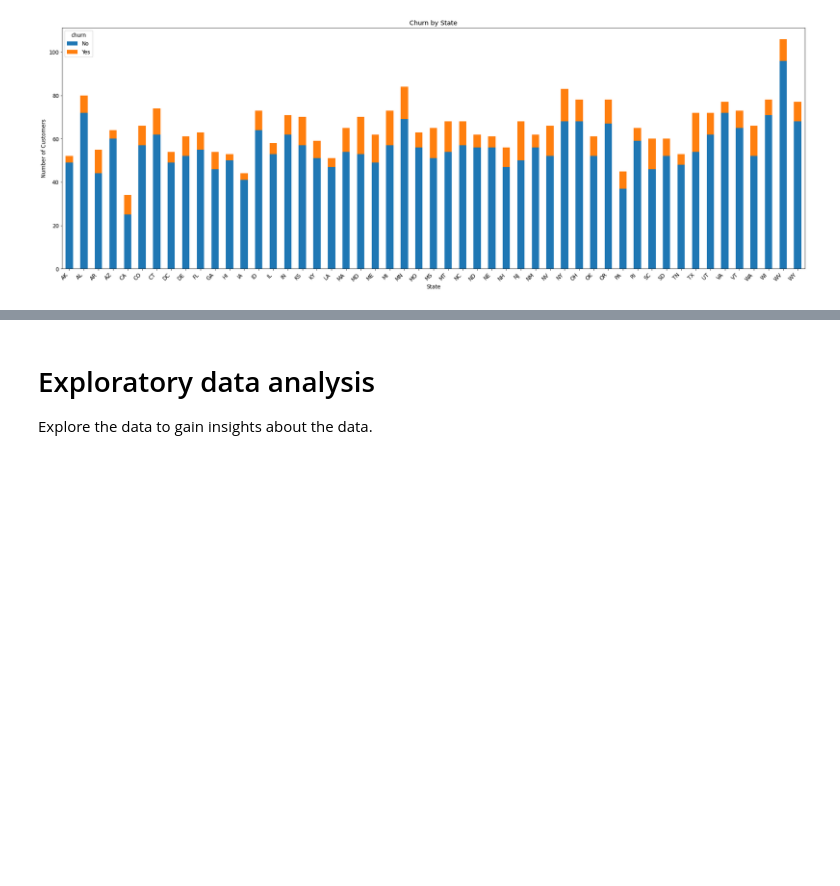
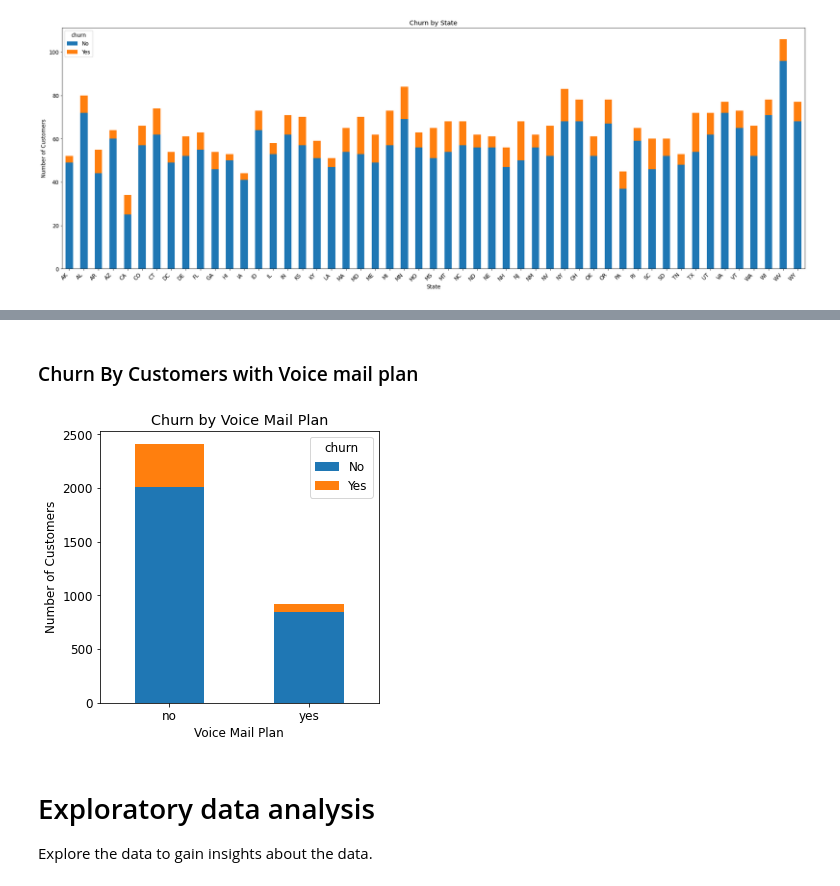
Before and after one commit to NicholasKIRUI/Moringa-Data-Science-Course-Phase-3-Project, a Jupyter notebook: index.ipynb, the cells around one changed output, grey strips where cells are left out. Saved outputs shown, nothing was run; the diff lists cells and outputs as text; code cells hidden in the pictures; blank space fills up the shorter version.

```diff
--- a/index.ipynb
+++ b/index.ipynb
@@ -128,3 +187,23 @@ plt.show()
+# %% [markdown]
+### Churn By Customers with Voice mail plan
+# %%
+# Group by 'voice mail plan' and 'churn', count the occurrences, unstack to prepare for plotting
+df.groupby(["voice mail plan", "churn"]).size().unstack().plot(
+    kind='bar',
+    stacked=True,
+    figsize=(5, 5)
+)
+
+# Adding labels and title for better understanding
+plt.xlabel('Voice Mail Plan')
+plt.ylabel('Number of Customers')
+plt.title('Churn by Voice Mail Plan')
+plt.xticks(rotation=0)  # Keep the x-axis labels horizontal for better readability
+
+# Show the plot
+plt.show()
+# %% [output]
+[figure, added]
 # %% [markdown]
 # Exploratory data analysis
 
```
Also changed, not shown: parts of 7 cells of this notebook, 2 other files.
